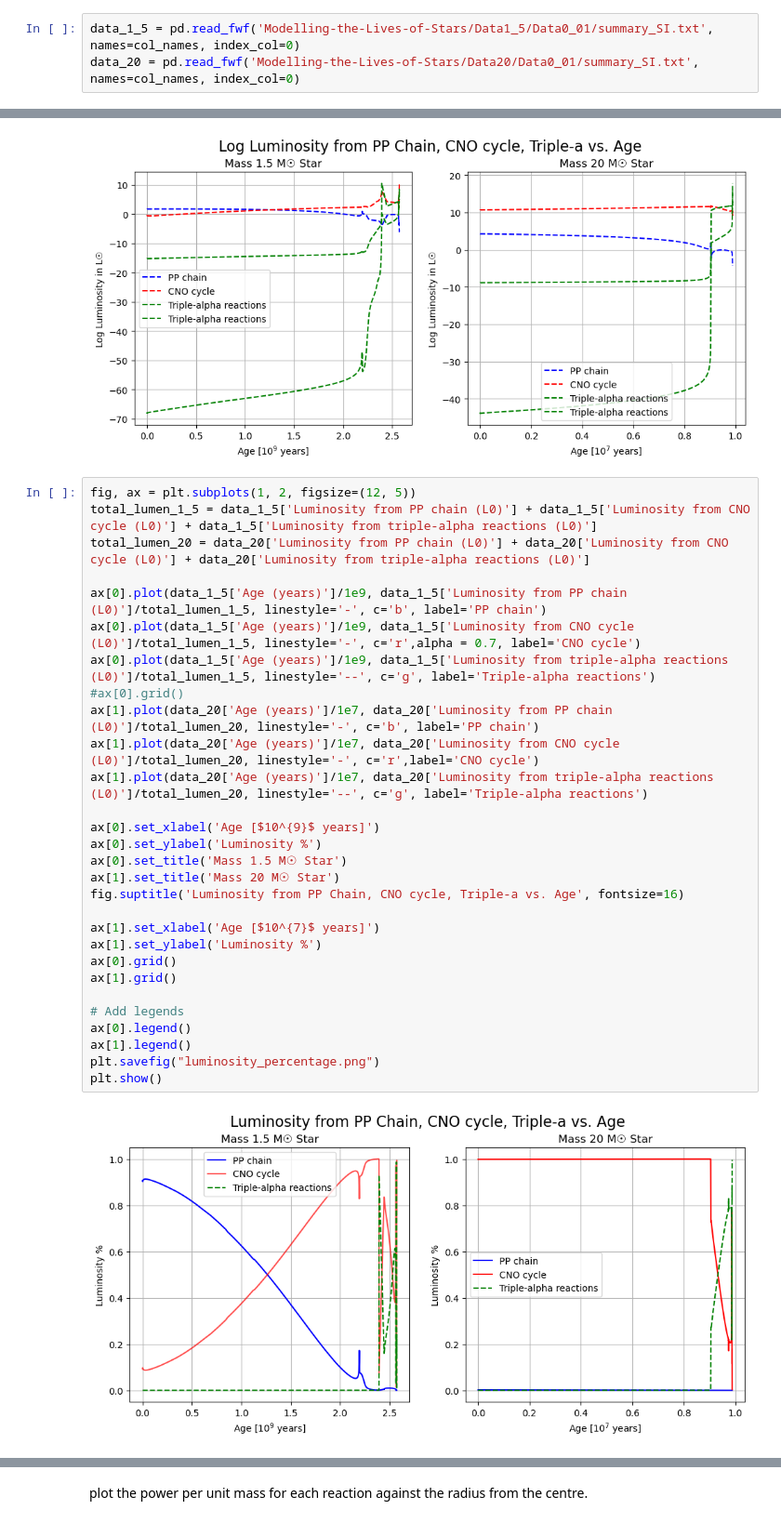
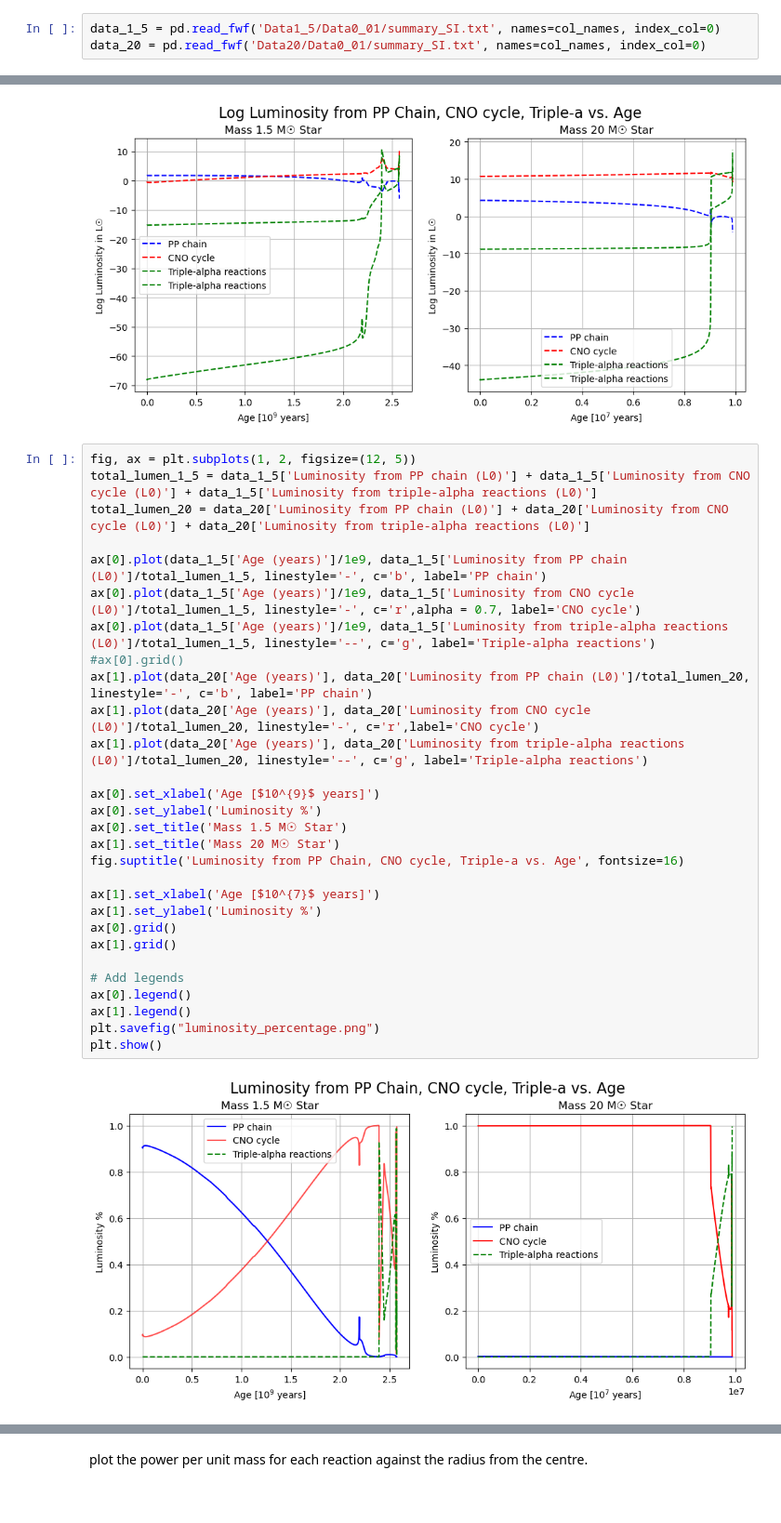
Before and after one commit to pathakis/Modelling-the-Lives-of-Stars, a Jupyter notebook: Task_3_3.ipynb, the cells around one changed output, grey strips where cells are left out. Shown at 93% size. Cells and saved outputs as stored; diff of their text form.

```diff
--- a/Task_3_3.ipynb
+++ b/Task_3_3.ipynb
@@ -41,6 +37,6 @@ pwd
 # %%
-data_1_5 = pd.read_fwf('Modelling-the-Lives-of-Stars/Data1_5/Data0_01/summary_SI.txt', names=col_names, index_col=0)
-data_20 = pd.read_fwf('Modelling-the-Lives-of-Stars/Data20/Data0_01/summary_SI.txt', names=col_names, index_col=0)
+data_1_5 = pd.read_fwf('Data1_5/Data0_01/summary_SI.txt', names=col_names, index_col=0)
+data_20 = pd.read_fwf('Data20/Data0_01/summary_SI.txt', names=col_names, index_col=0)
 # %%
 data_20.describe()
 # %% [output]
@@ -93,31 +89,31 @@ plt.show()
 # %%
 fig, ax = plt.subplots(1, 2, figsize=(12, 5))
 total_lumen_1_5 = data_1_5['Luminosity from PP chain (L0)'] + data_1_5['Luminosity from CNO cycle (L0)'] + data_1_5['Luminosity from triple-alpha reactions (L0)']
 total_lumen_20 = data_20['Luminosity from PP chain (L0)'] + data_20['Luminosity from CNO cycle (L0)'] + data_20['Luminosity from triple-alpha reactions (L0)']
 
 ax[0].plot(data_1_5['Age (years)']/1e9, data_1_5['Luminosity from PP chain (L0)']/total_lumen_1_5, linestyle='-', c='b', label='PP chain')
 ax[0].plot(data_1_5['Age (years)']/1e9, data_1_5['Luminosity from CNO cycle (L0)']/total_lumen_1_5, linestyle='-', c='r',alpha = 0.7, label='CNO cycle')
 ax[0].plot(data_1_5['Age (years)']/1e9, data_1_5['Luminosity from triple-alpha reactions (L0)']/total_lumen_1_5, linestyle='--', c='g', label='Triple-alpha reactions')
 #ax[0].grid()
-ax[1].plot(data_20['Age (years)']/1e7, data_20['Luminosity from PP chain (L0)']/total_lumen_20, linestyle='-', c='b', label='PP chain')
-ax[1].plot(data_20['Age (years)']/1e7, data_20['Luminosity from CNO cycle (L0)']/total_lumen_20, linestyle='-', c='r',label='CNO cycle')
-ax[1].plot(data_20['Age (years)']/1e7, data_20['Luminosity from triple-alpha reactions (L0)']/total_lumen_20, linestyle='--', c='g', label='Triple-alpha reactions')
+ax[1].plot(data_20['Age (years)'], data_20['Luminosity from PP chain (L0)']/total_lumen_20, linestyle='-', c='b', label='PP chain')
+ax[1].plot(data_20['Age (years)'], data_20['Luminosity from CNO cycle (L0)']/total_lumen_20, linestyle='-', c='r',label='CNO cycle')
+ax[1].plot(data_20['Age (years)'], data_20['Luminosity from triple-alpha reactions (L0)']/total_lumen_20, linestyle='--', c='g', label='Triple-alpha reactions')
 
 ax[0].set_xlabel('Age [$10^{9}$ years]')
 ax[0].set_ylabel('Luminosity %')
 ax[0].set_title('Mass 1.5 M☉ Star')
 ax[1].set_title('Mass 20 M☉ Star')
 fig.suptitle('Luminosity from PP Chain, CNO cycle, Triple-a vs. Age', fontsize=16)
 
 ax[1].set_xlabel('Age [$10^{7}$ years]')
 ax[1].set_ylabel('Luminosity %')
 ax[0].grid()
 ax[1].grid()
 
 # Add legends
 ax[0].legend()
 ax[1].legend()
 plt.savefig("luminosity_percentage.png")
 plt.show()
 # %% [output]
-[figure, old version]
+[figure, new version]
```
Also changed, not shown: parts of 10 cells of this notebook, 4 other files.
